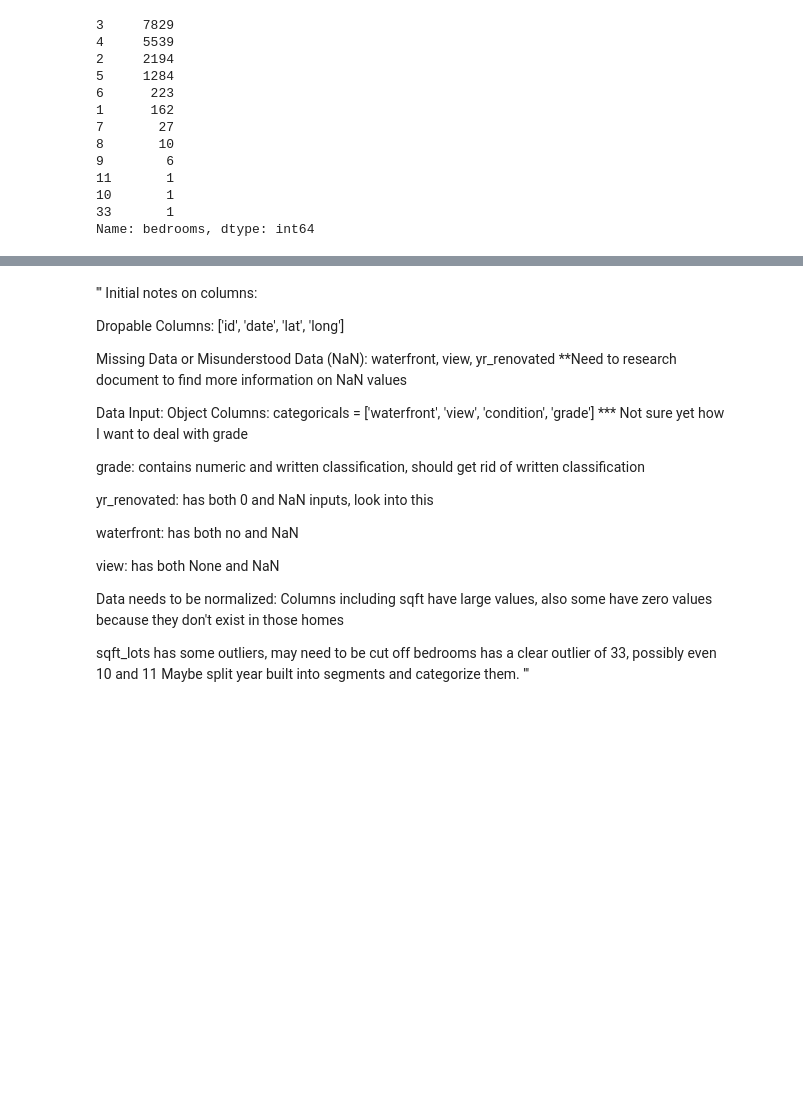
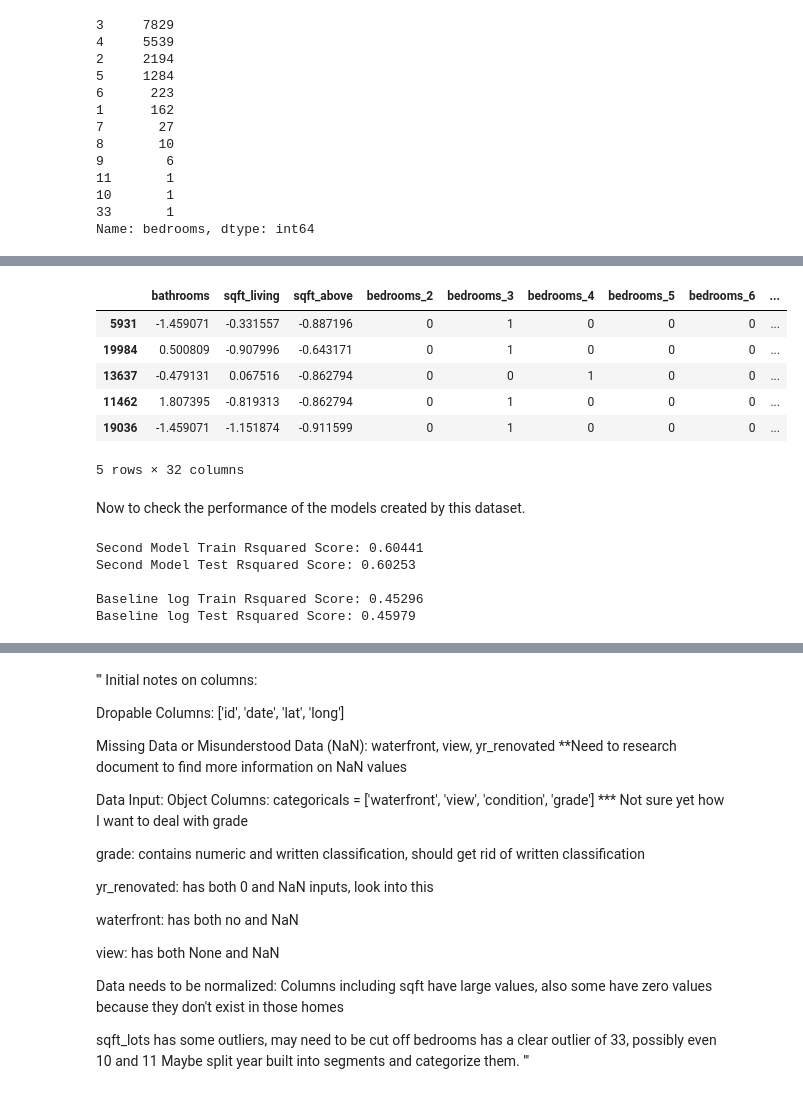
Before and after one commit to cschneck7/phase-2-project, a Jupyter notebook: EDA_notebook.ipynb, the cells around one changed output, grey strips where cells are left out. Saved outputs shown, nothing was run; the diff lists cells and outputs as text; code cells hidden in the pictures; blank space fills up the shorter version.

```diff
--- a/EDA_notebook.ipynb
+++ b/EDA_notebook.ipynb
@@ -426,0 +411,53 @@ There is one value for bedrooms at 33. Since it's just one entry it will be drop
+# %%
+def second_model_prep(X_train, y_train, categoricals):
+    '''
+    Creates dummy variables for categorical data.
+    Standardizes continuous variables.
+    Concatenates the dummy variables and continuous variables
+    into one dataframe.
+
+    inputs: (X_train, y_train, Categorical_columns)
+    '''
+
+    from sklearn.preprocessing import StandardScaler
+
+#     Create dataframe with just category variables and changes
+#     them to type category
+    cat_df = X_train[categoricals].astype('category')
+
+#     Creates dummy variables and drops firts column of each
+#     set of dummy variables to help prevent multicollinearity
+    cat_dummies = pd.get_dummies(cat_df, drop_first=True)
+
+#     Drops categorical variables from original dataset
+    X_train_cont = X_train.drop(categoricals, axis=1).copy()
+
+#     Stardardizes numerical columns
+    X_train_stand = StandardScaler().fit_transform(X_train_cont)
+    X_train_stand = pd.DataFrame(X_train_stand,
+                                 columns=X_train_cont.columns,
+                                 index=X_train_cont.index)
+
+#     Concatinates dummy variables and standardized continuous variables
+    X_train_prep = pd.concat([X_train_stand, cat_dummies], axis=1)
+
+    return X_train_prep
+# %%
+# Categorical columns to be One Hot Encoded
+categoricals = ['bedrooms', 'floors', 'condition', 'grade']
+
+# One hot encodes categoricals and standardizes continuous variables
+X_train_model2 = second_model_prep(X_train, y_train, categoricals)
+
+# Display first 5 entries
+X_train_model2.head()
+# %% [output]
+|  | bathrooms | sqft_living | sqft_above | bedrooms_2 | bedrooms_3 | bedrooms_4 | bedrooms_5 | bedrooms_6 | ... |
+| 5931 | -1.459071 | -0.331557 | -0.887196 | 0 | 1 | 0 | 0 | 0 | ... |
+| 19984 | 0.500809 | -0.907996 | -0.643171 | 0 | 1 | 0 | 0 | 0 | ... |
+| 13637 | -0.479131 | 0.067516 | -0.862794 | 0 | 0 | 1 | 0 | 0 | ... |
+| 11462 | 1.807395 | -0.819313 | -0.862794 | 0 | 1 | 0 | 0 | 0 | ... |
+| 19036 | -1.459071 | -1.151874 | -0.911599 | 0 | 1 | 0 | 0 | 0 | ... |
+5 rows × 32 columns
+# %% [markdown]
+Now to check the performance of the models created by this dataset.
@@ -426,0 +495,13 @@ There is one value for bedrooms at 33. Since it's just one entry it will be drop
+# %%
+model2_results_prep = second_model2(X_train_model2, y_train)
+print('Second Model Train Rsquared Score: {}'.format(round(model2_results_prep['train_score'].mean(), 5)))
+print('Second Model Test Rsquared Score: {}\n'.format(round(model2_results_prep['test_score'].mean(), 5)))
+
+print('Baseline log Train Rsquared Score: {}'.format(round(base_results_log['train_score'].mean(), 5)))
+print('Baseline log Test Rsquared Score: {}'.format(round(base_results_log['test_score'].mean(), 5)))
+# %% [output]
+Second Model Train Rsquared Score: 0.60441
+Second Model Test Rsquared Score: 0.60253
+
+Baseline log Train Rsquared Score: 0.45296
+Baseline log Test Rsquared Score: 0.45979
```
Also changed, not shown: parts of 21 cells of this notebook.
